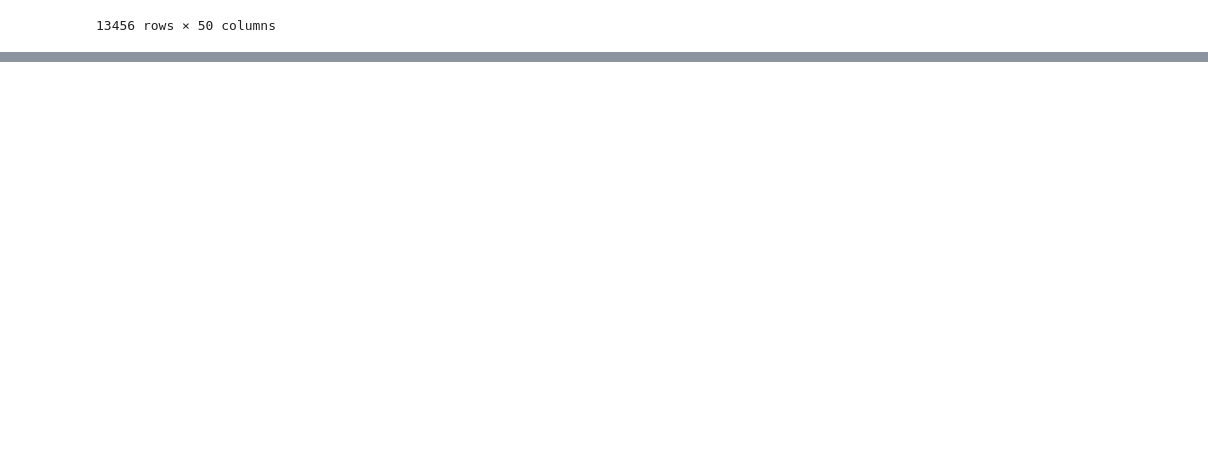
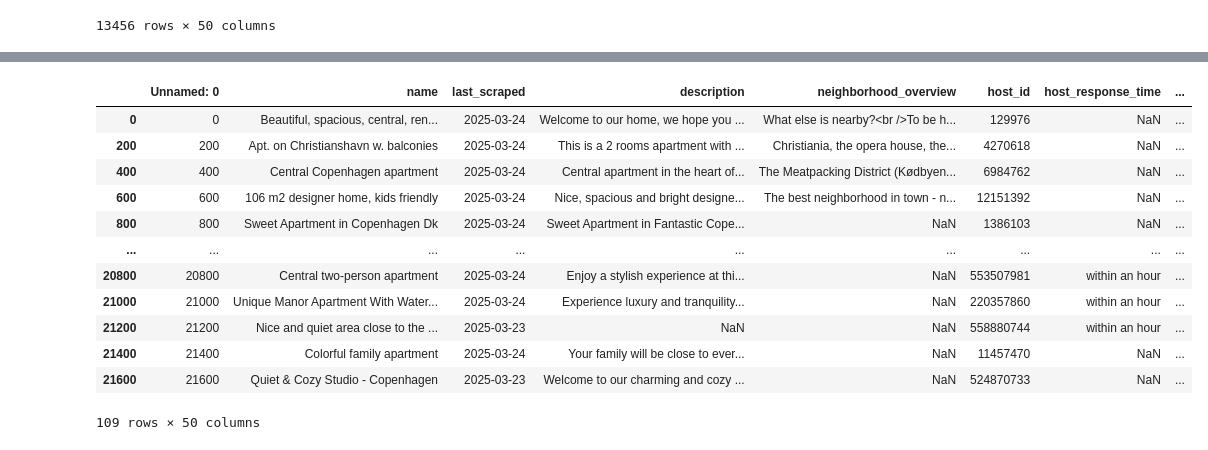
Before and after one commit to A01735502/extracciondedatos, a Jupyter notebook: Tarea extraccion semana 1/ACTIVIDAD2.2.ipynb, the cells around one changed output, grey strips where cells are left out. Saved outputs shown, nothing was run; the diff lists cells and outputs as text; code cells hidden in the pictures; blank space fills up the shorter version.

```diff
--- a/Tarea extraccion semana 1/ACTIVIDAD2.2.ipynb
+++ b/Tarea extraccion semana 1/ACTIVIDAD2.2.ipynb
@@ -92,0 +106,19 @@ host_res
+# %%
+##Los registros de las filas “Múltiplos de 200… (400, 600, 800, etc.)”
+
+multiplos_200= df.iloc[0::200,:]
+multiplos_200
+# %% [output]
+|  | Unnamed: 0 | name | last_scraped | description | neighborhood_overview | host_id | host_response_time | ... |
+| 0 | 0 | Beautiful, spacious, central, ren... | 2025-03-24 | Welcome to our home, we hope you ... | What else is nearby?<br />To be h... | 129976 | NaN | ... |
+| 200 | 200 | Apt. on Christianshavn w. balconies | 2025-03-24 | This is a 2 rooms apartment with ... | Christiania, the opera house, the... | 4270618 | NaN | ... |
+| 400 | 400 | Central Copenhagen apartment | 2025-03-24 | Central apartment in the heart of... | The Meatpacking District (Kødbyen... | 6984762 | NaN | ... |
+| 600 | 600 | 106 m2 designer home, kids friendly | 2025-03-24 | Nice, spacious and bright designe... | The best neighborhood in town - n... | 12151392 | NaN | ... |
+| 800 | 800 | Sweet Apartment in Copenhagen Dk | 2025-03-24 | Sweet Apartment in Fantastic Cope... | NaN | 1386103 | NaN | ... |
+| ... | ... | ... | ... | ... | ... | ... | ... | ... |
+| 20800 | 20800 | Central two-person apartment | 2025-03-24 | Enjoy a stylish experience at thi... | NaN | 553507981 | within an hour | ... |
+| 21000 | 21000 | Unique Manor Apartment With Water... | 2025-03-24 | Experience luxury and tranquility... | NaN | 220357860 | within an hour | ... |
+| 21200 | 21200 | Nice and quiet area close to the ... | 2025-03-23 | NaN | NaN | 558880744 | within an hour | ... |
+| 21400 | 21400 | Colorful family apartment | 2025-03-24 | Your family will be close to ever... | NaN | 11457470 | NaN | ... |
+| 21600 | 21600 | Quiet & Cozy Studio - Copenhagen | 2025-03-23 | Welcome to our charming and cozy ... | NaN | 524870733 | NaN | ... |
+109 rows × 50 columns
```
Also changed, not shown: parts of 7 cells of this notebook.
